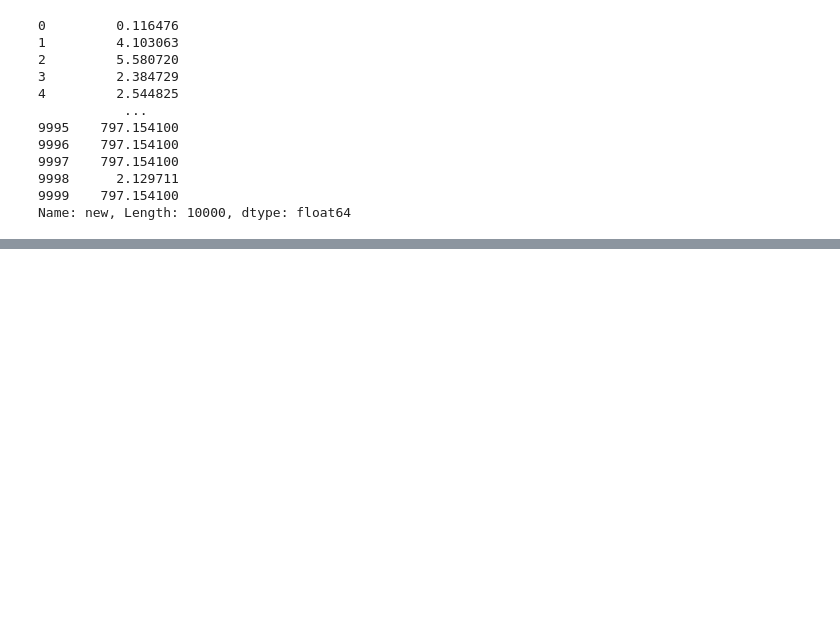
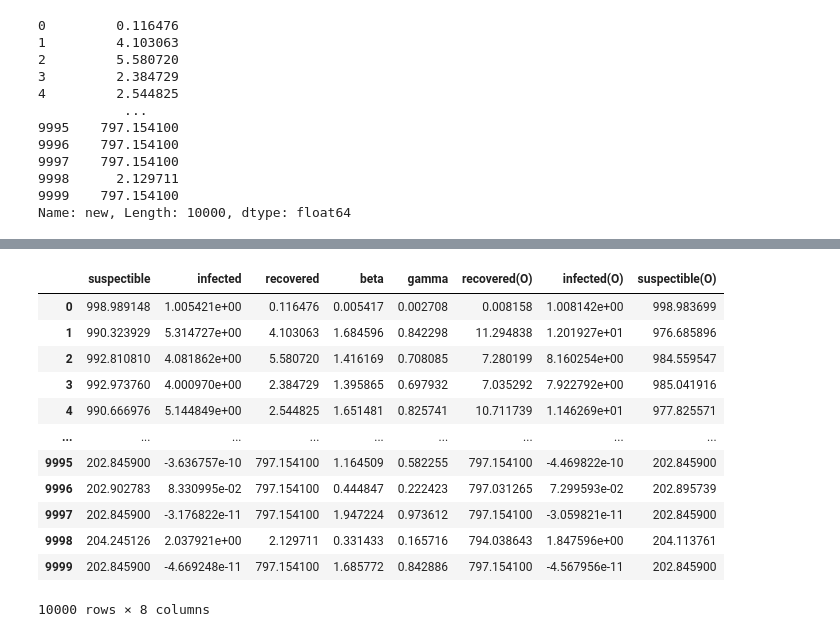
Before and after one commit to dharma610/Neural-network-model-for-compartmenral-model-SIR-and-SEIR-, a Jupyter notebook: Untitled7.ipynb, the cells around one changed output, grey strips where cells are left out. Cells and saved outputs as stored; diff of their text form; code cells hidden in the pictures; blank space fills up the shorter version.

```diff
--- a/Untitled7.ipynb
+++ b/Untitled7.ipynb
@@ -157,0 +256,2 @@ data =
+# %%
+data["gamma"] = df5["new"]
@@ -157,0 +274,22 @@ data =
+# %%
+data["recovered(O)"] = Df3["new"]
+# %%
+data["infected(O)"] = Df2["new"]
+# %%
+data["suspectible(O)"] = Df1["new"]
+# %%
+data
+# %% [output]
+|  | suspectible | infected | recovered | beta | gamma | recovered(O) | infected(O) | suspectible(O) |
+| 0 | 998.989148 | 1.005421e+00 | 0.116476 | 0.005417 | 0.002708 | 0.008158 | 1.008142e+00 | 998.983699 |
+| 1 | 990.323929 | 5.314727e+00 | 4.103063 | 1.684596 | 0.842298 | 11.294838 | 1.201927e+01 | 976.685896 |
+| 2 | 992.810810 | 4.081862e+00 | 5.580720 | 1.416169 | 0.708085 | 7.280199 | 8.160254e+00 | 984.559547 |
+| 3 | 992.973760 | 4.000970e+00 | 2.384729 | 1.395865 | 0.697932 | 7.035292 | 7.922792e+00 | 985.041916 |
+| 4 | 990.666976 | 5.144849e+00 | 2.544825 | 1.651481 | 0.825741 | 10.711739 | 1.146269e+01 | 977.825571 |
+| ... | ... | ... | ... | ... | ... | ... | ... | ... |
+| 9995 | 202.845900 | -3.636757e-10 | 797.154100 | 1.164509 | 0.582255 | 797.154100 | -4.469822e-10 | 202.845900 |
+| 9996 | 202.902783 | 8.330995e-02 | 797.154100 | 0.444847 | 0.222423 | 797.031265 | 7.299593e-02 | 202.895739 |
+| 9997 | 202.845900 | -3.176822e-11 | 797.154100 | 1.947224 | 0.973612 | 797.154100 | -3.059821e-11 | 202.845900 |
+| 9998 | 204.245126 | 2.037921e+00 | 2.129711 | 0.331433 | 0.165716 | 794.038643 | 1.847596e+00 | 204.113761 |
+| 9999 | 202.845900 | -4.669248e-11 | 797.154100 | 1.685772 | 0.842886 | 797.154100 | -4.567956e-11 | 202.845900 |
+10000 rows × 8 columns
```
Also changed, not shown: parts of 24 cells of this notebook.
